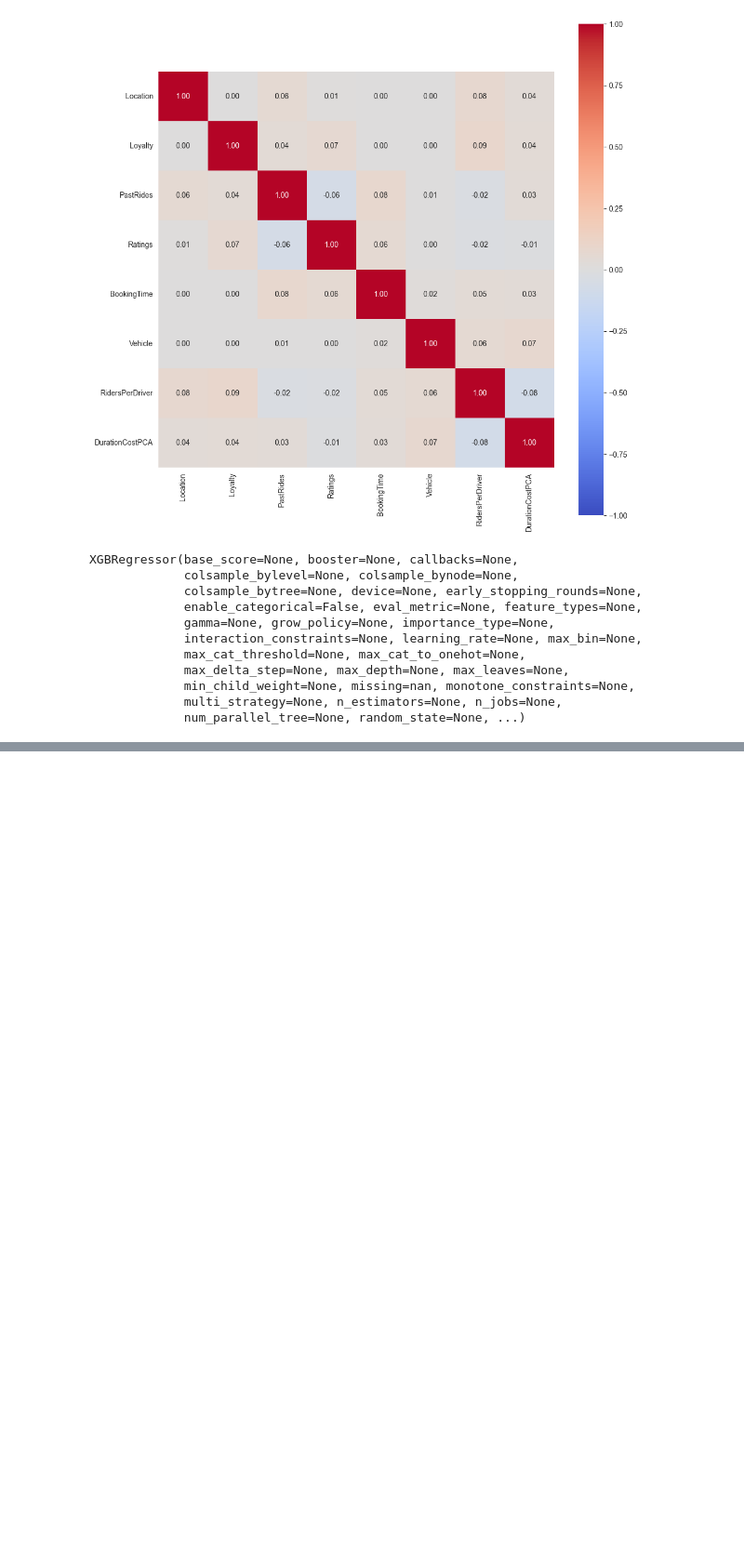
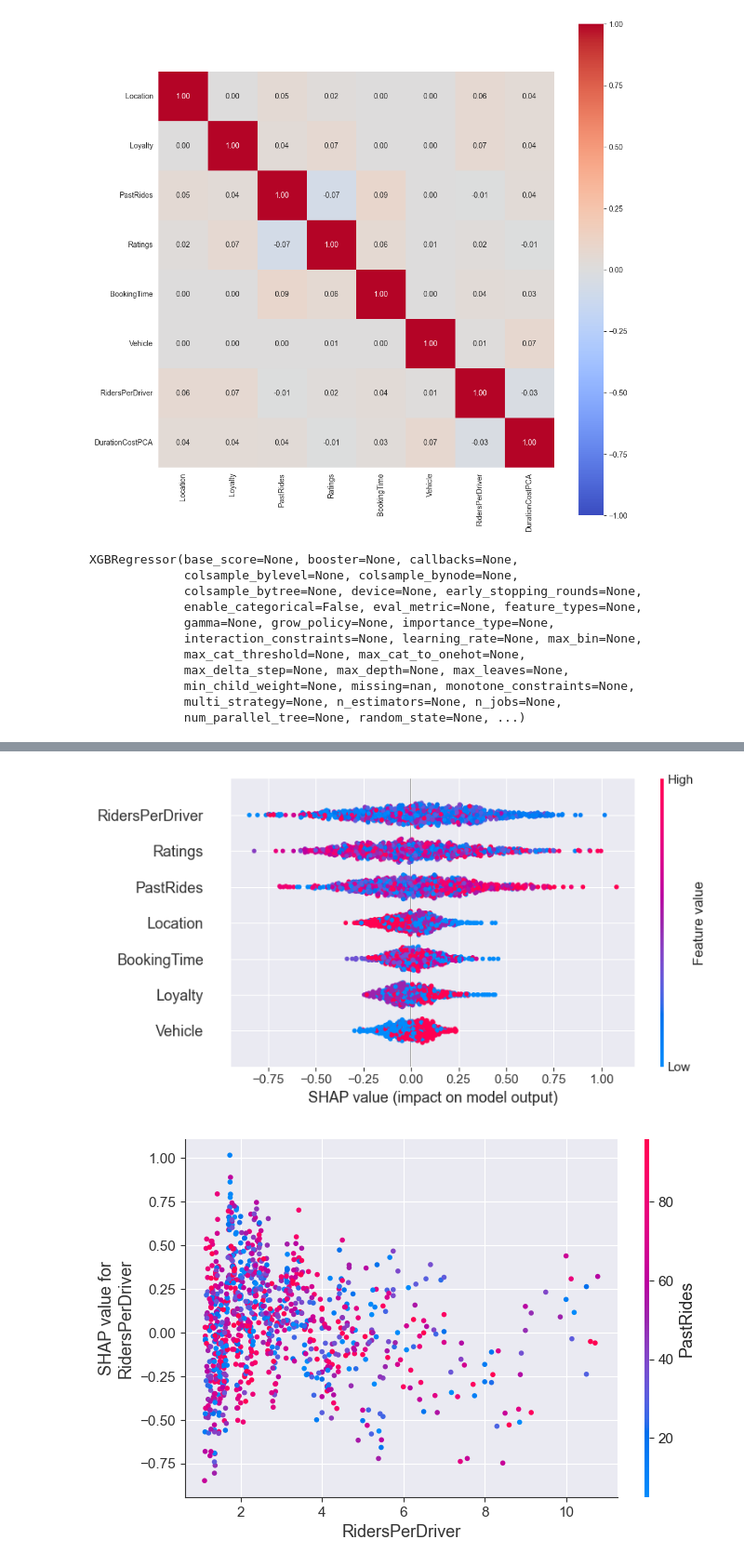
Before and after one commit to HubertDomaros/pgML, a Jupyter notebook: dynamic_pricing.ipynb, the cells around one changed output, grey strips where cells are left out. Shown at 93% size. Saved outputs shown, nothing was run; the diff lists cells and outputs as text; code cells hidden in the pictures; blank space fills up the shorter version.

Commit message:
added optuna and shap

```diff
--- a/dynamic_pricing.ipynb
+++ b/dynamic_pricing.ipynb
@@ -73,6 +74,15 @@ plt.show()
 # %% [markdown]
 so looks like RidesPerDriver is skewed a lot and seems to have outliers (z>3).
 We'll remove those outliers.
+# %%
+from scipy.stats import zscore
+
+# Calculate the z-scores of all numerical columns except the target variable
+z_scores = np.abs(src.select_dtypes(include=[np.number]).apply(zscore))
+
+# Define a threshold and filter the dataset
+threshold = 3
+src = src[(z_scores < threshold).all(axis=1)]
 # %%
 # Time for correlation plot. Since we have mix of numerical and categorical variables,
 # standard data.corr() won't work here. We will use dython.nominal.associations instead.
@@ -183,0 +245,13 @@ Feature: RidersPerDriver, Importance: 0.1774817407131195
+# %%
+best_params = study.best_trial.params
+xgb_optimal = xgboost.XGBRegressor(
+    objective='reg:squarederror',
+    n_estimators=best_params['n_estimators'],
+    max_depth=best_params['max_depth'],
+    learning_rate=best_params['learning_rate'],
+    subsample=best_params['subsample'],
+    gamma=best_params['gamma'],
+    reg_alpha=best_params['reg_alpha']
+)
+
+xgb_optimal.fit(X, y)
@@ -183,0 +270,17 @@ Feature: RidersPerDriver, Importance: 0.1774817407131195
+# %%
+import shap
+
+# Create a SHAP explainer using the trained XGBoost model
+explainer = shap.Explainer(xgb_optimal, X)
+
+# Calculate SHAP values for the dataset
+shap_values = explainer(X)
+
+# Plot the SHAP summary plot
+shap.summary_plot(shap_values, features=X, feature_names=feature_names)
+
+# Plot the SHAP dependence plot for a specific feature, e.g., 'RidersPerDriver'
+shap.dependence_plot("RidersPerDriver", shap_values.values, X, feature_names=feature_names)
+# %% [output]
+[figure, added]
+[figure, added]
```
Also changed, not shown: parts of 8 cells of this notebook.
